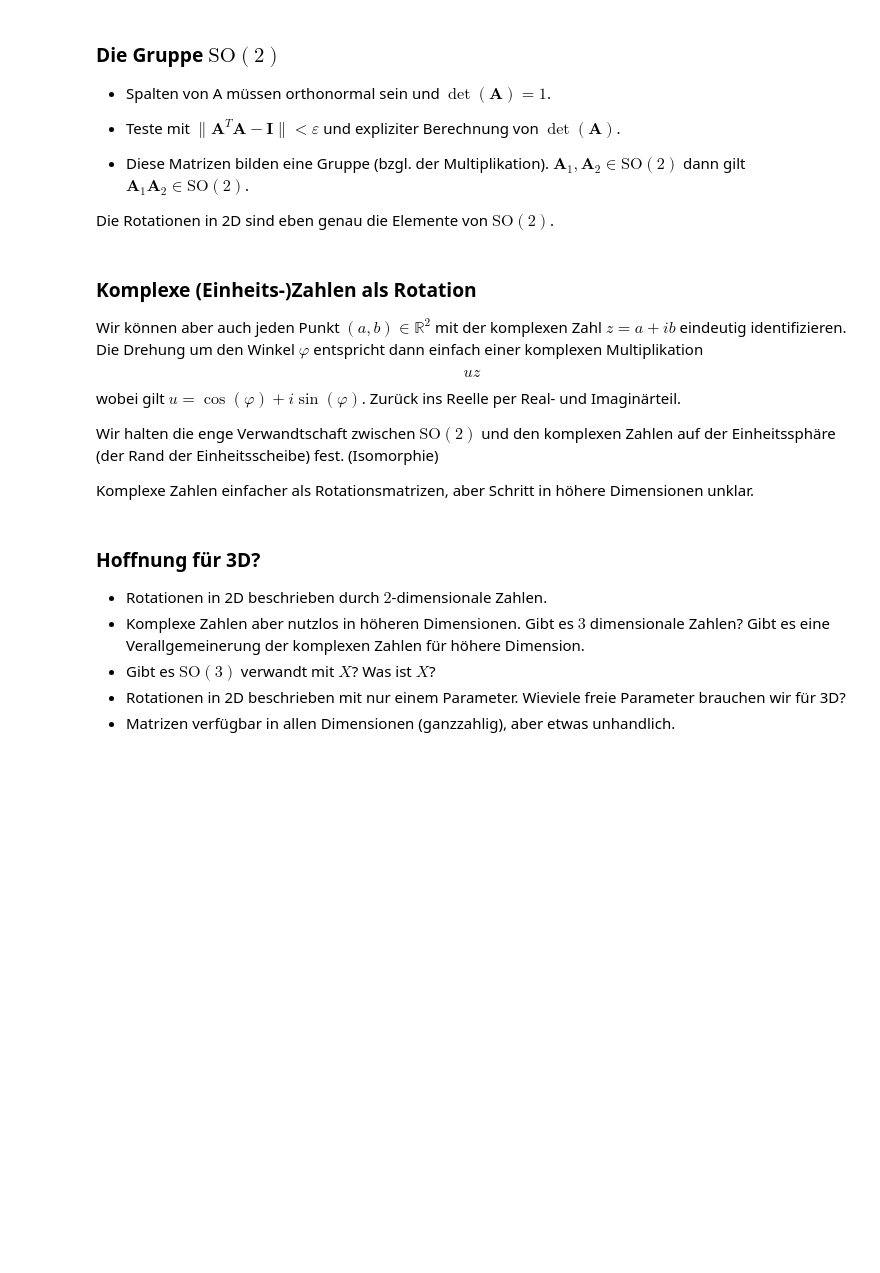
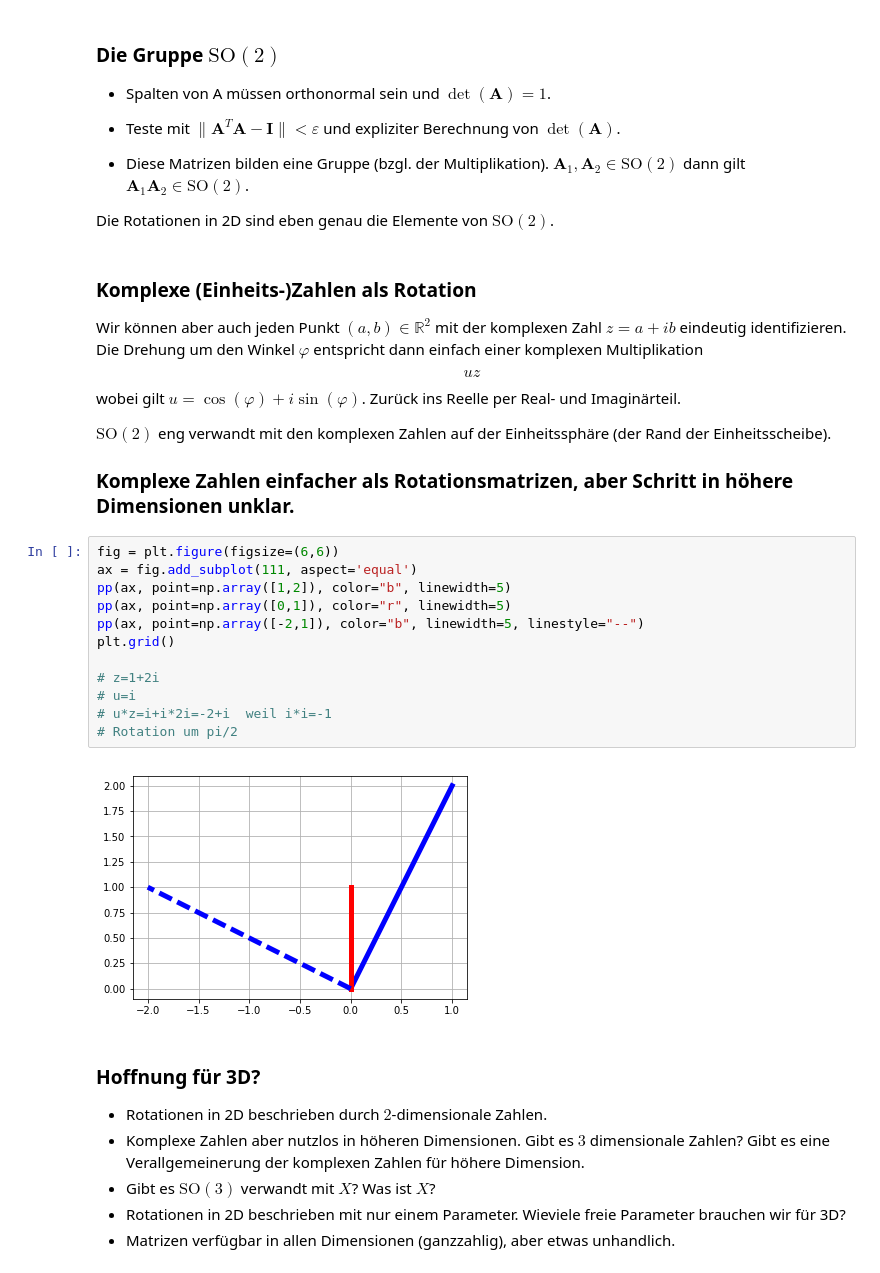
Before and after one commit to tschm/quaternion, a Jupyter notebook: books/Rotation2d.ipynb, the cells around one changed output. Drawn from its saved outputs; the diff is of its cells as text; blank space fills up the shorter version.

Commit message:
rotations

```diff
--- a/books/Rotation2d.ipynb
+++ b/books/Rotation2d.ipynb
@@ -73,9 +73,23 @@ u z
 \\]
 wobei gilt $u=\cos(\varphi) + i\sin(\varphi)$. Zurück ins Reelle per Real- und Imaginärteil.
 
-Wir halten die enge Verwandtschaft zwischen $\textrm{SO}(2)$ und den komplexen Zahlen auf der Einheitssphäre (der Rand der Einheitsscheibe) fest. (Isomorphie)
+$\textrm{SO}(2)$ eng verwandt mit den komplexen Zahlen auf der Einheitssphäre (der Rand der Einheitsscheibe).
 
-Komplexe Zahlen einfacher als Rotationsmatrizen, aber Schritt in höhere Dimensionen unklar.
+### Komplexe Zahlen einfacher als Rotationsmatrizen, aber Schritt in höhere Dimensionen unklar.
+# %%
+fig = plt.figure(figsize=(6,6))
+ax = fig.add_subplot(111, aspect='equal')
+pp(ax, point=np.array([1,2]), color="b", linewidth=5)
+pp(ax, point=np.array([0,1]), color="r", linewidth=5)
+pp(ax, point=np.array([-2,1]), color="b", linewidth=5, linestyle="--")
+plt.grid()
+
+# z=1+2i
+# u=i
+# u*z=i+i*2i=-2+i  weil i*i=-1
+# Rotation um pi/2
+# %% [output]
+[figure, added]
 # %% [markdown]
 ### Hoffnung für 3D?
 * Rotationen in 2D beschrieben durch $2$-dimensionale Zahlen.
```
Also changed, not shown: parts of 1 cell of this notebook, 1 other file.
